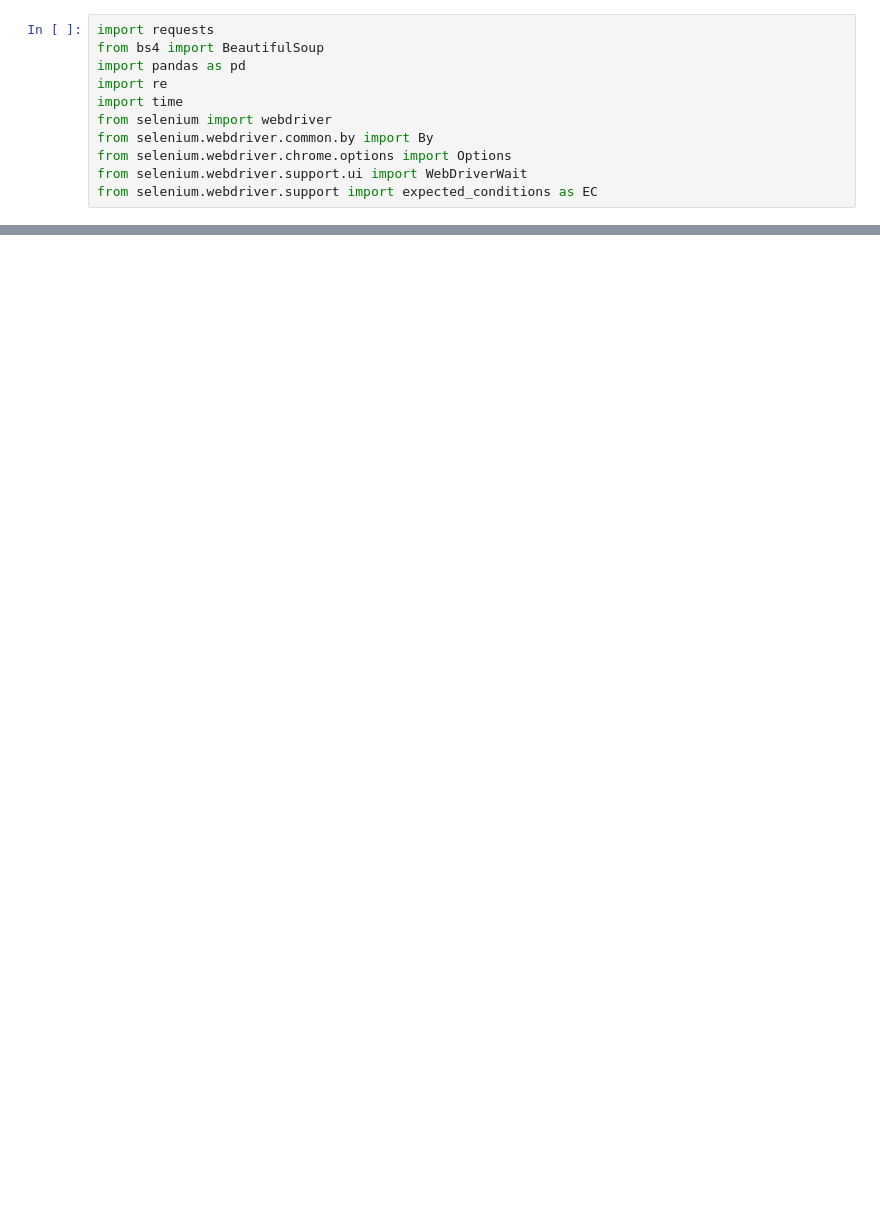
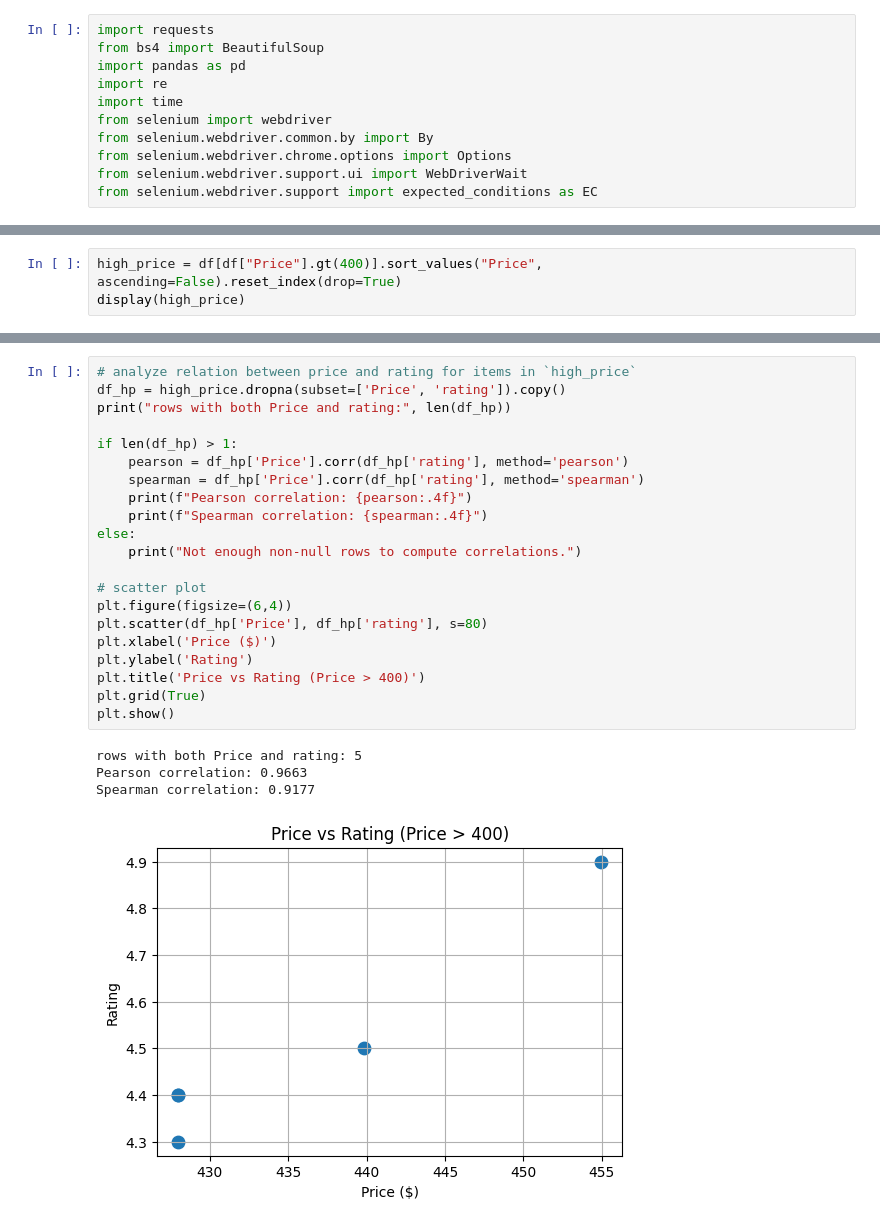
Before and after one commit to rohit-arunn/reviewprice-analysis, a Jupyter notebook: analysis.ipynb, the cells around one changed output, grey strips where cells are left out. Drawn from its saved outputs; the diff is of its cells as text; blank space fills up the shorter version.

```diff
--- a/analysis.ipynb
+++ b/analysis.ipynb
@@ -159,0 +311,3 @@ sns.boxplot(x="rating", y="Price", data=df)
+# %%
+high_price = df[df["Price"].gt(400)].sort_values("Price", ascending=False).reset_index(drop=True)
+display(high_price)
@@ -159,0 +321,26 @@ sns.boxplot(x="rating", y="Price", data=df)
+# %%
+# analyze relation between price and rating for items in `high_price`
+df_hp = high_price.dropna(subset=['Price', 'rating']).copy()
+print("rows with both Price and rating:", len(df_hp))
+
+if len(df_hp) > 1:
+    pearson = df_hp['Price'].corr(df_hp['rating'], method='pearson')
+    spearman = df_hp['Price'].corr(df_hp['rating'], method='spearman')
+    print(f"Pearson correlation: {pearson:.4f}")
+    print(f"Spearman correlation: {spearman:.4f}")
+else:
+    print("Not enough non-null rows to compute correlations.")
+
+# scatter plot
+plt.figure(figsize=(6,4))
+plt.scatter(df_hp['Price'], df_hp['rating'], s=80)
+plt.xlabel('Price ($)')
+plt.ylabel('Rating')
+plt.title('Price vs Rating (Price > 400)')
+plt.grid(True)
+plt.show()
+# %% [output]
+rows with both Price and rating: 5
+Pearson correlation: 0.9663
+Spearman correlation: 0.9177
+[figure, added]
```
Also changed, not shown: parts of 16 cells of this notebook.
